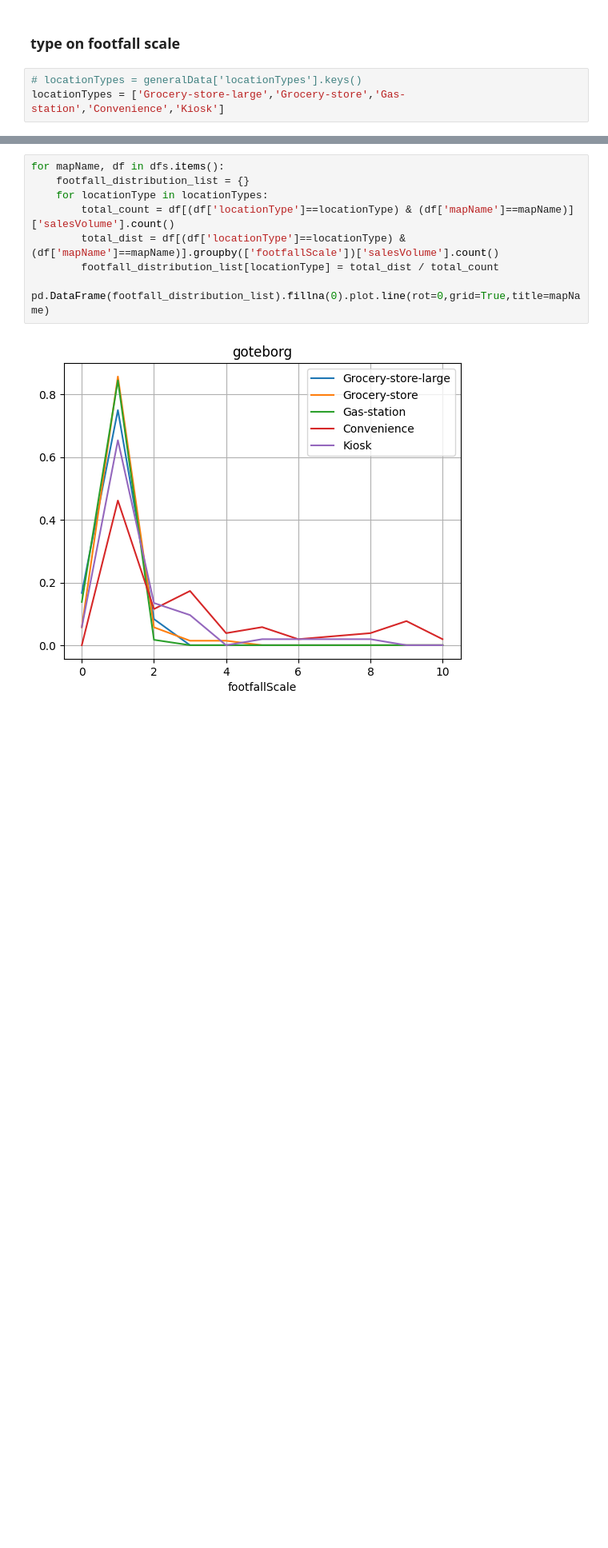
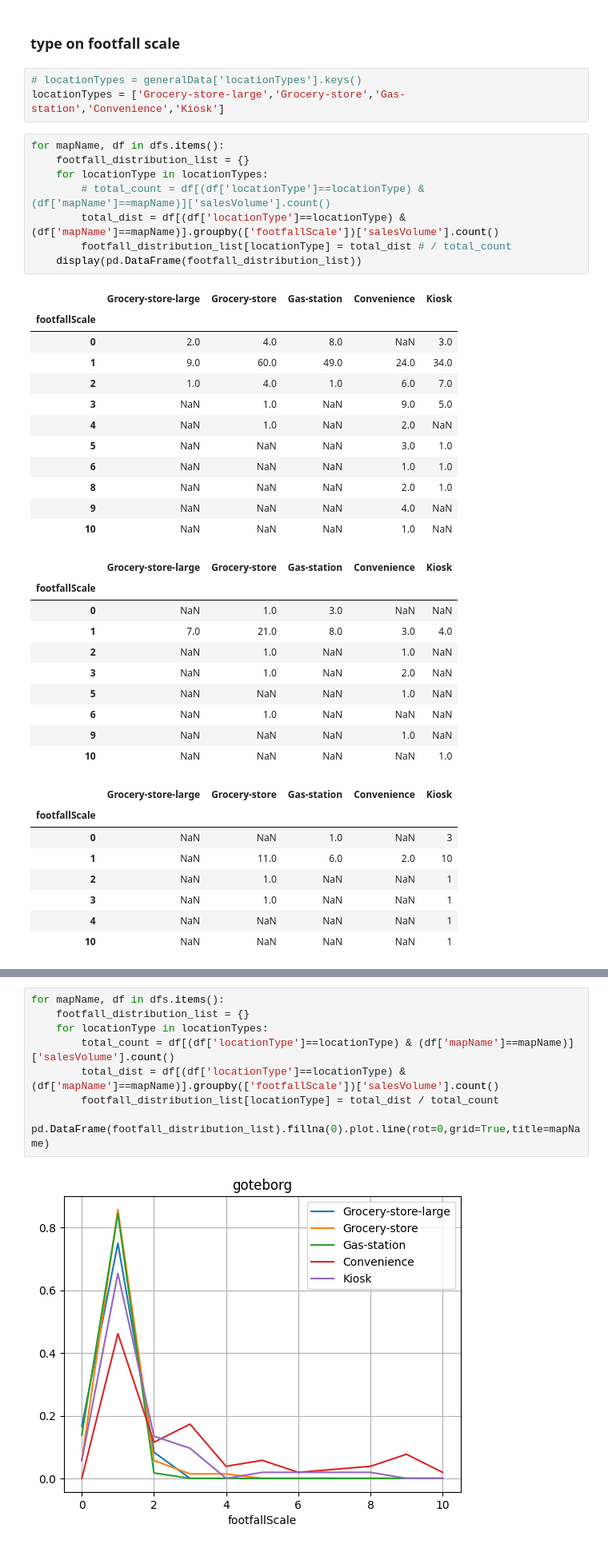
Before and after one commit to XDMickeyYau/Considition-2023-Cobra, a Jupyter notebook: exploration.ipynb, the cells around one changed output, grey strips where cells are left out. Shown at 80% size. Drawn from its saved outputs; the diff is of its cells as text; blank space fills up the shorter version.

```diff
--- a/exploration.ipynb
+++ b/exploration.ipynb
@@ -125,3 +125,42 @@ total_footfall.groupby(['footfallScale'])[['footfall']].describe()
 # %%
 # locationTypes = generalData['locationTypes'].keys()
 locationTypes = ['Grocery-store-large','Grocery-store','Gas-station','Convenience','Kiosk']
+# %%
+for mapName, df in dfs.items():
+    footfall_distribution_list = {}
+    for locationType in locationTypes:
+        # total_count = df[(df['locationType']==locationType) & (df['mapName']==mapName)]['salesVolume'].count()
+        total_dist = df[(df['locationType']==locationType) & (df['mapName']==mapName)].groupby(['footfallScale'])['salesVolume'].count()
+        footfall_distribution_list[locationType] = total_dist # / total_count
+    display(pd.DataFrame(footfall_distribution_list))
+# %% [output]
+|  | Grocery-store-large | Grocery-store | Gas-station | Convenience | Kiosk |
+| footfallScale |  |  |  |  |  |
+| 0 | 2.0 | 4.0 | 8.0 | NaN | 3.0 |
+| 1 | 9.0 | 60.0 | 49.0 | 24.0 | 34.0 |
+| 2 | 1.0 | 4.0 | 1.0 | 6.0 | 7.0 |
+| 3 | NaN | 1.0 | NaN | 9.0 | 5.0 |
+| 4 | NaN | 1.0 | NaN | 2.0 | NaN |
+| 5 | NaN | NaN | NaN | 3.0 | 1.0 |
+| 6 | NaN | NaN | NaN | 1.0 | 1.0 |
+| 8 | NaN | NaN | NaN | 2.0 | 1.0 |
+| 9 | NaN | NaN | NaN | 4.0 | NaN |
+| 10 | NaN | NaN | NaN | 1.0 | NaN |
+|  | Grocery-store-large | Grocery-store | Gas-station | Convenience | Kiosk |
+| footfallScale |  |  |  |  |  |
+| 0 | NaN | 1.0 | 3.0 | NaN | NaN |
+| 1 | 7.0 | 21.0 | 8.0 | 3.0 | 4.0 |
+| 2 | NaN | 1.0 | NaN | 1.0 | NaN |
+| 3 | NaN | 1.0 | NaN | 2.0 | NaN |
+| 5 | NaN | NaN | NaN | 1.0 | NaN |
+| 6 | NaN | 1.0 | NaN | NaN | NaN |
+| 9 | NaN | NaN | NaN | 1.0 | NaN |
+| 10 | NaN | NaN | NaN | NaN | 1.0 |
+|  | Grocery-store-large | Grocery-store | Gas-station | Convenience | Kiosk |
+| footfallScale |  |  |  |  |  |
+| 0 | NaN | NaN | 1.0 | NaN | 3 |
+| 1 | NaN | 11.0 | 6.0 | 2.0 | 10 |
+| 2 | NaN | 1.0 | NaN | NaN | 1 |
+| 3 | NaN | 1.0 | NaN | NaN | 1 |
+| 4 | NaN | NaN | NaN | NaN | 1 |
+| 10 | NaN | NaN | NaN | NaN | 1 |
```
Also changed, not shown: parts of 4 cells of this notebook.
